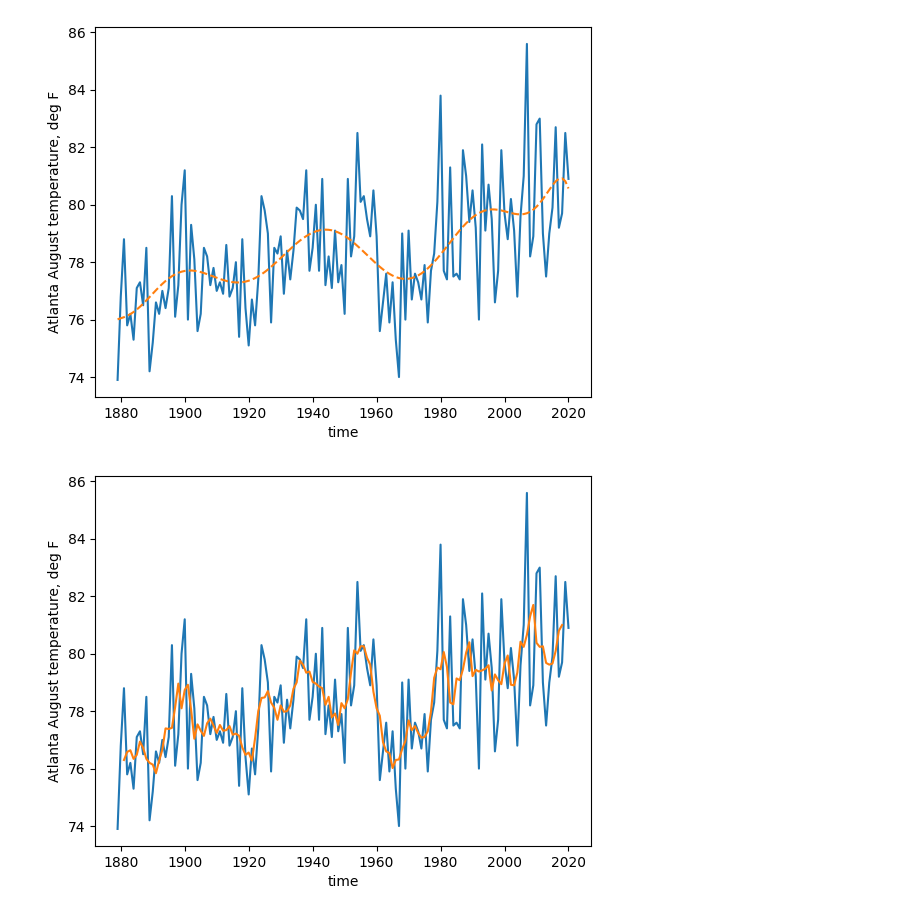
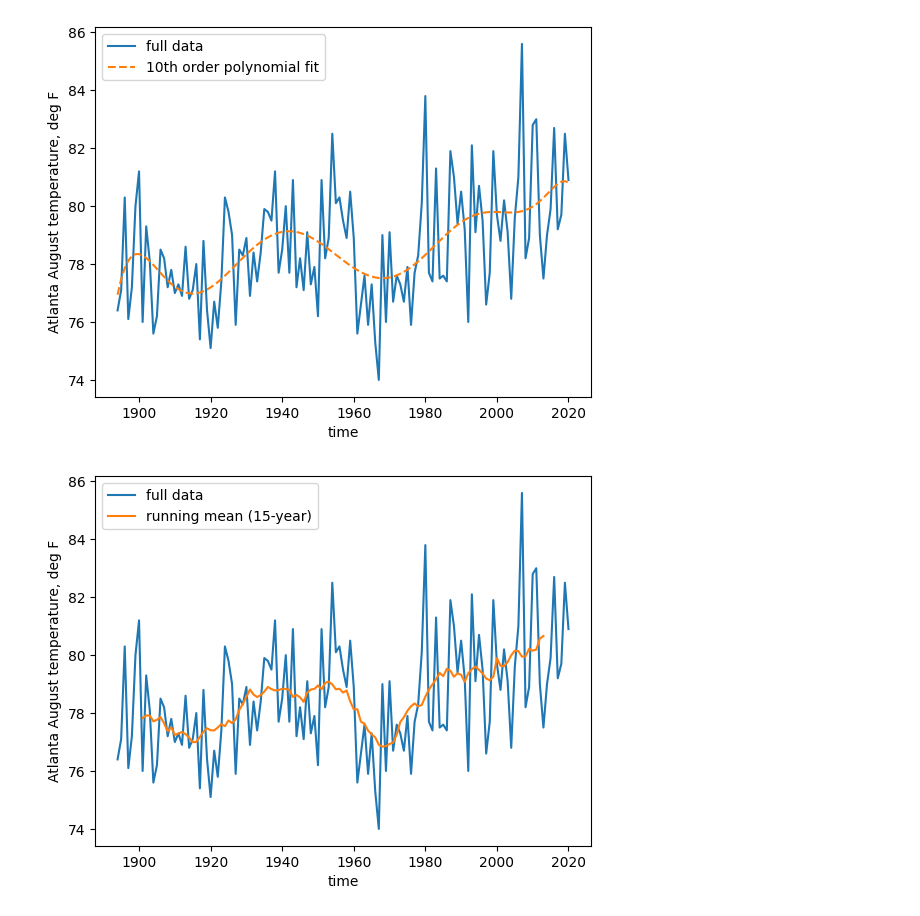
Before and after one commit to aarobel/PracticalCodingMath4EAS, a Jupyter notebook: Class5_linalg_interp_smooth.ipynb, the cells around one changed output. Drawn from its saved outputs; the diff is of its cells as text; code cells hidden in the pictures.

```diff
--- a/Class5_linalg_interp_smooth.ipynb
+++ b/Class5_linalg_interp_smooth.ipynb
@@ -5,5 +8,8 @@ import matplotlib.pyplot as plt
 # %%
-df=pd.read_excel('https://o2.eas.gatech.edu/data/ATL_MonMeanTemp_1879_2020.xls',skiprows=1)
-df # display the dataFrame
+# read in the sample data using Pandas
+#    excel sheet contains Atlanta's temperature for the last ~140 years
+#
+df_ATL=pd.read_excel('https://o2.eas.gatech.edu/data/ATL_MonMeanTemp.xls',skiprows=0)
+df_ATL # display the dataFrame
 # %% [output]
 |  | Year | JAN | FEB | MAR | APR | MAY | JUN | JUL | AUG | SEP | OCT | ... |
@@ -22,4 +28,3 @@ df # display the dataFrame
 # %%
-MonMeanTemp=df.to_numpy()
-X=MonMeanTemp[:,0]    # X is Year
-Y=MonMeanTemp[:,8]    # Y is August temperature
+X=df_ATL['Year'].to_numpy().astype(np.float32)    # X is Year
+Y=df_ATL['AUG'].to_numpy().astype(np.float32)     # Y is August temperature
@@ -58,10 +69,11 @@ plt.show()
 # 10th order polynomial fit
 C=np.polyfit(z,Y,10)
 yest=np.poly1d(C)
-plt.plot(X,Y,'-')
-plt.plot(X,yest(z),'--')
+plt.plot(X,Y,'-',label='full data')
+plt.plot(X,yest(z),'--',label='10th order polynomial fit')
 plt.xlabel('time')
 plt.ylabel('Atlanta August temperature, deg F')
+plt.legend()
 plt.show()
 # %% [output]
-[figure, old version]
+[figure, new version]
@@ -70,12 +80,14 @@ from scipy import signal
 # %%
-m=5
-Ym = signal.convolve(Y,np.ones(m),'valid')/m
+# 15-year running mean
+m=15
+Ym = np.convolve(Y,np.ones(m),'valid')/m
 # %%
-hm=2
-plt.plot(X,Y)
-plt.plot(X[hm:-hm],Ym)
+hm=int((m-1)/2)
+plt.plot(X,Y,label='full data')
+plt.plot(X[hm:-hm],Ym,label='running mean (15-year)')
 plt.xlabel('time')
 plt.ylabel('Atlanta August temperature, deg F')
+plt.legend()
 plt.show()
 # %% [output]
-[figure, old version]
+[figure, new version]
```
Also changed, not shown: parts of 23 cells of this notebook.
